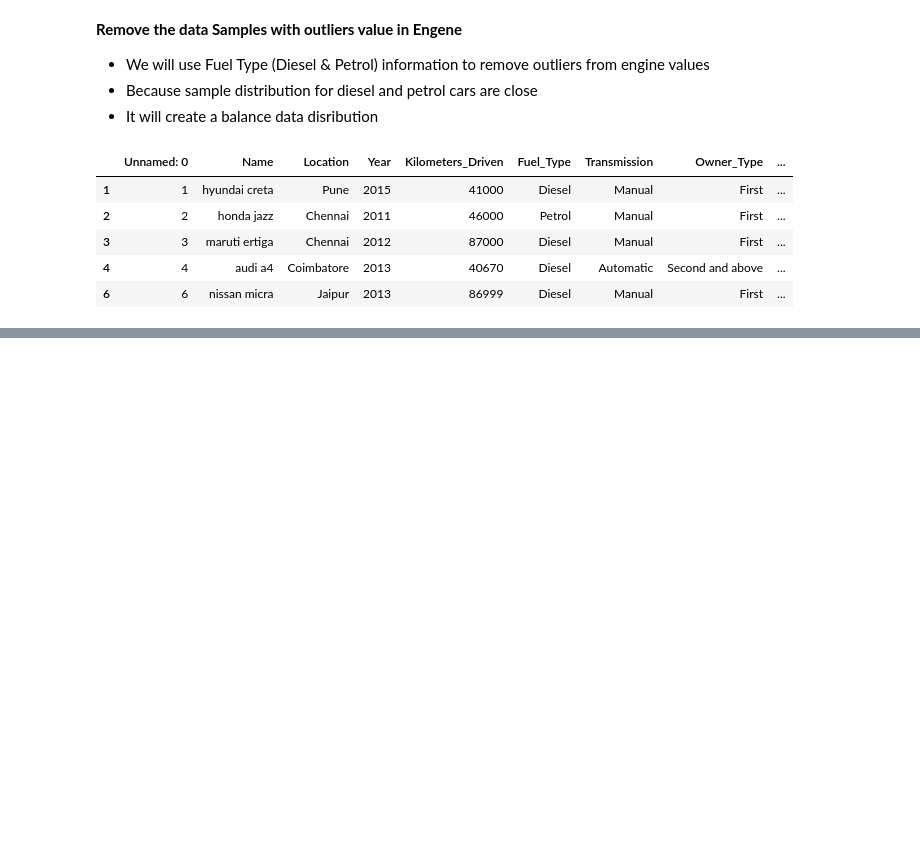
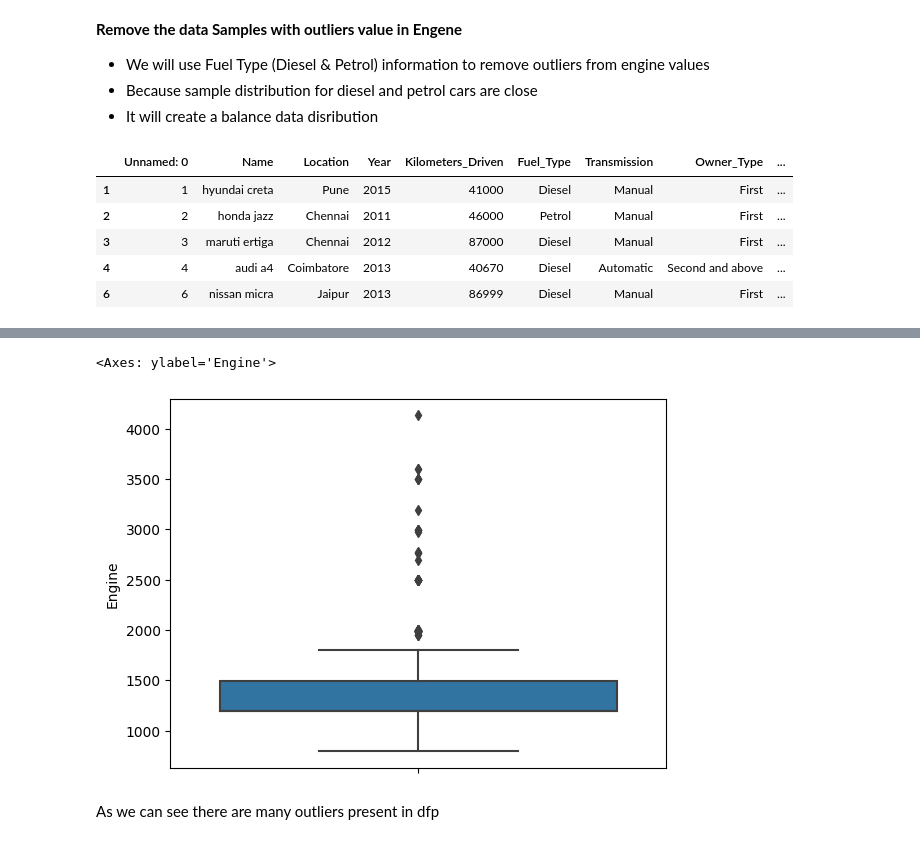
Before and after one commit to hiteshmishra052/Car_Price_Prediction, a Jupyter notebook: Car_Price_Prediction.ipynb, the cells around one changed output, grey strips where cells are left out. Drawn from its saved outputs; the diff is of its cells as text; code cells hidden in the pictures; blank space fills up the shorter version.

```diff
--- a/Car_Price_Prediction.ipynb
+++ b/Car_Price_Prediction.ipynb
@@ -499,0 +608,7 @@ df3.head()
+# %%
+sns.boxplot(y = 'Engine', data = dfp)
+# %% [output]
+<Axes: ylabel='Engine'>
+[figure, added]
+# %% [markdown]
+As we can see there are many outliers present in dfp
```
Also changed, not shown: parts of 34 cells of this notebook.
